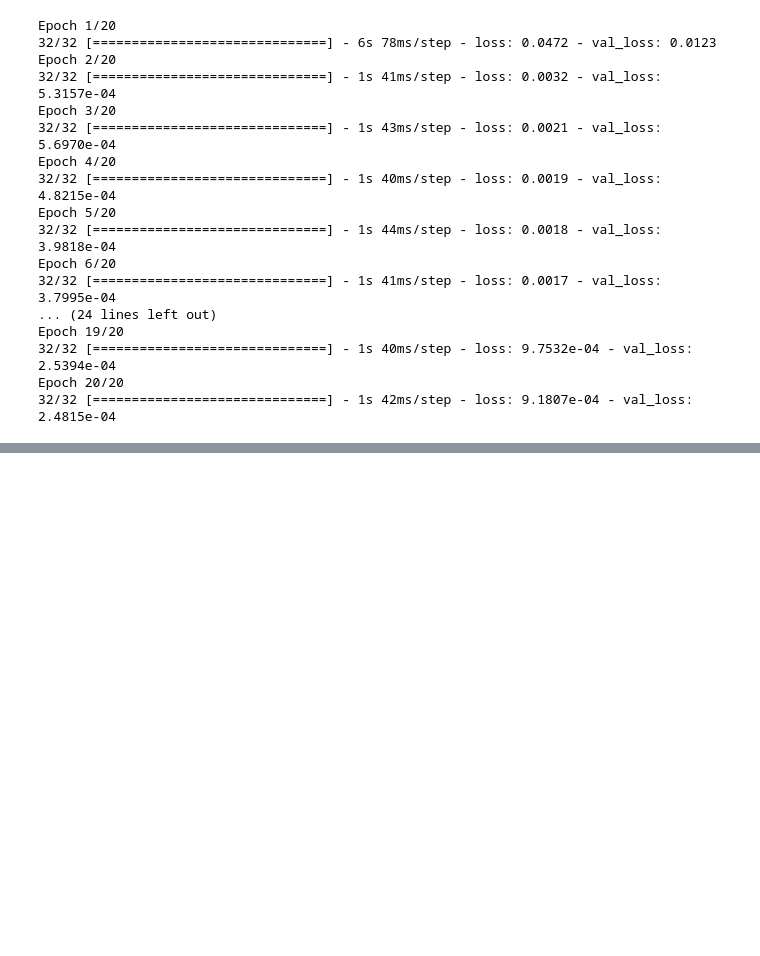
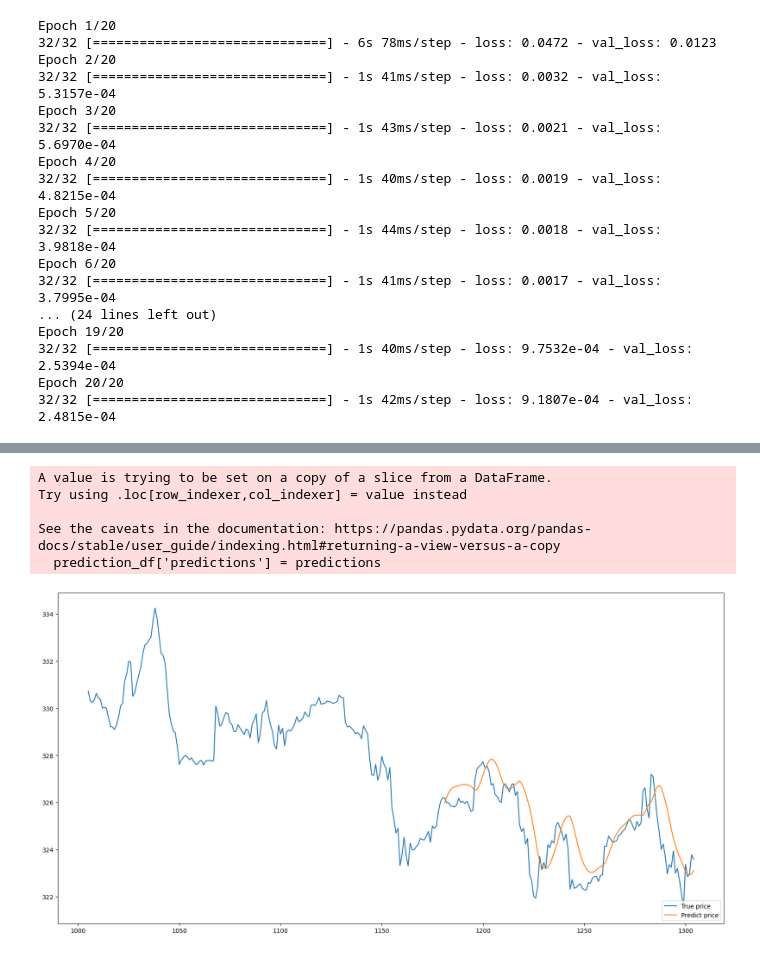
Before and after one commit to leminhduc106/Stock_Price_Prediction, a Jupyter notebook: stock_price_prediction.ipynb, the cells around one changed output, grey strips where cells are left out. Drawn from its saved outputs; the diff is of its cells as text; code cells hidden in the pictures; blank space fills up the shorter version.

Commit message:
Feat: add combine indicators (BBANDS)

```diff
--- a/stock_price_prediction.ipynb
+++ b/stock_price_prediction.ipynb
@@ -529,0 +554,25 @@ Epoch 20/20
+# %%
+original_df = pd.read_csv("./DATA/MSFT.csv")
+dataset = original_df
+dataset = dataset[['close', 'Real Lower Band', 'Real Middle Band', 'Real Upper Band']].values
+
+scaler = MinMaxScaler(feature_range=(0,1))
+dataset = scaler.fit_transform(dataset)
+
+X, y = [], []
+for i in range(60, len(dataset)):
+    X.append(dataset[i-60:i][:])
+    y.append(dataset[i][0])
+
+X_train, y_train = np.array(X[:math.ceil(len(X)*0.8)]), np.array(y[:math.ceil(len(X)*0.8)])
+X_val, y_val = np.array(X[math.ceil(len(X)*0.8):math.ceil(len(X)*0.9)]), np.array(y[math.ceil(len(X)*0.8):math.ceil(len(X)*0.9)])
+X_test, y_test = np.array(X[math.ceil(len(X)*0.9):]), np.array(y[math.ceil(len(X)*0.9):])
+
+model = Sequential()
+model.add(LSTM(50, return_sequences=True, input_shape = (X_train.shape[1], dataset.shape[1])))
+model.add(LSTM(50, return_sequences=False))
+model.add(Dense(20, activation=None))
+model.add(Dense(1, activation=None))
+model.compile(optimizer='adam', loss='mean_squared_error')
+model.fit(X_train, y_train, batch_size=32, epochs=20, shuffle=True, validation_data=(X_val, y_val))
+model.save("./MODEL/LSTM_BBANDS.h5")
@@ -529,0 +597,15 @@ Epoch 20/20
+# %%
+model_lstm = load_model('./MODEL/LSTM_BBANDS.h5')
+# %%
+predictions = model_lstm.predict(X_test)
+predictions = scaler.inverse_transform(np.tile(predictions, (1, dataset.shape[1])))[:, 0]
+
+prediction_df = original_df.iloc[-len(predictions):]
+prediction_df['predictions'] = predictions
+
+plt.figure(figsize = (20, 10))
+plt.plot(original_df['close'][-300:])
+plt.plot(prediction_df['predictions'])
+plt.legend(['True price', 'Predict price'], loc = 'lower right')
+plt.show()
+# %% [output]
@@ -529,0 +613,6 @@ Epoch 20/20
+A value is trying to be set on a copy of a slice from a DataFrame.
+Try using .loc[row_indexer,col_indexer] = value instead
+
+See the caveats in the documentation: https://pandas.pydata.org/pandas-docs/stable/user_guide/indexing.html#returning-a-view-versus-a-copy
+  prediction_df['predictions'] = predictions
+[figure, added]
```
Also changed, not shown: parts of 5 cells of this notebook, 1 other file.
